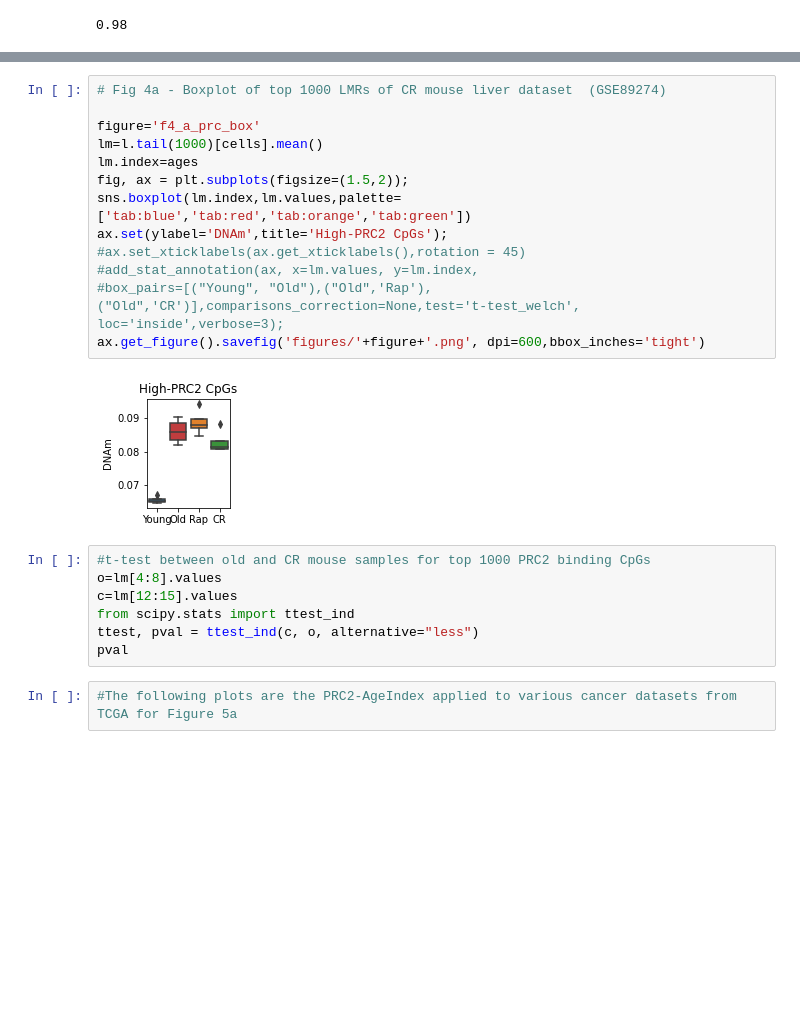
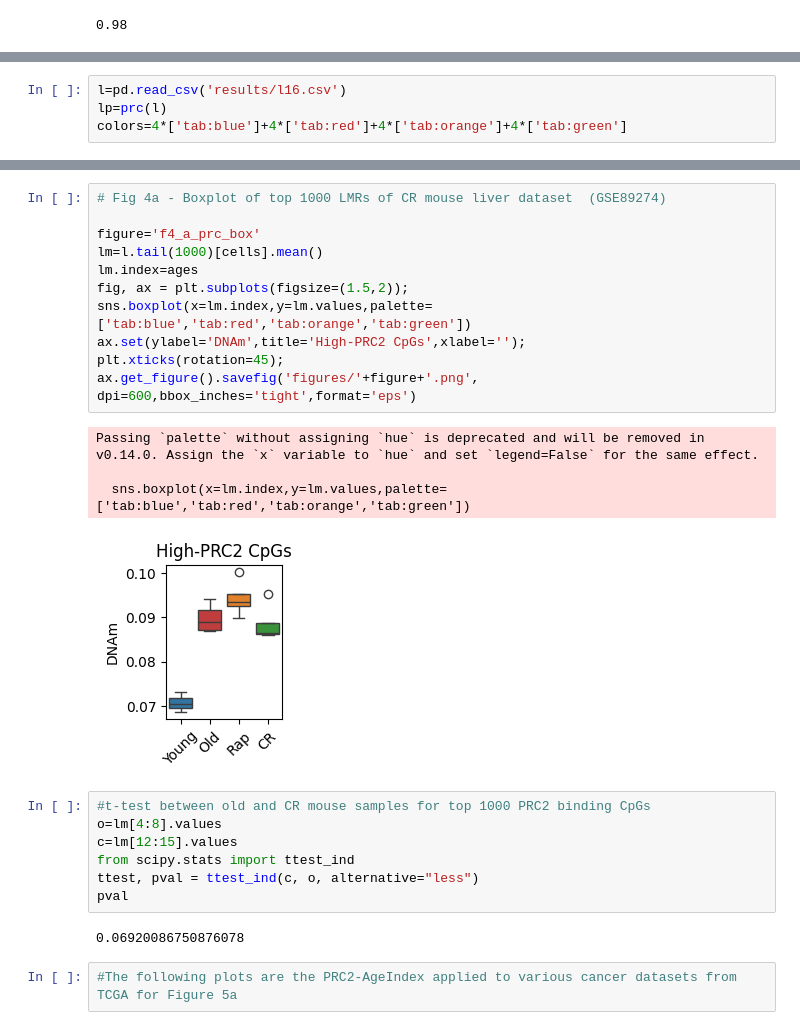
Before and after one commit to moqri/PRC2-AgeIndex, a Jupyter notebook: PRC2-AgeIndex_Manuscript_Figures/Figs1-2&4-6_WGBS_Figures_PRC2-AgeIndex.ipynb, the cells around one changed output, grey strips where cells are left out. Cells and saved outputs as stored; diff of their text form; blank space fills up the shorter version.

```diff
--- a/PRC2-AgeIndex_Manuscript_Figures/Figs1-2&4-6_WGBS_Figures_PRC2-AgeIndex.ipynb
+++ b/PRC2-AgeIndex_Manuscript_Figures/Figs1-2&4-6_WGBS_Figures_PRC2-AgeIndex.ipynb
@@ -268,2 +280,6 @@ SRR4473855,SRR4473856,SRR4473857,SRR4473858,SRR4473859,SRR4473860,SRR4473861,SRR
+# %%
+l=pd.read_csv('results/l16.csv')
+lp=prc(l)
+colors=4*['tab:blue']+4*['tab:red']+4*['tab:orange']+4*['tab:green']
 # %%
 # Fig 4a - PRC2 AgeIndex plot of CR mouse liver dataset  (GSE89274)
@@ -288,18 +303,19 @@ pprc(lp,colors,figure='')
 # %%
 # Fig 4a - Boxplot of top 1000 LMRs of CR mouse liver dataset  (GSE89274)
 
 figure='f4_a_prc_box'
 lm=l.tail(1000)[cells].mean()
 lm.index=ages
 fig, ax = plt.subplots(figsize=(1.5,2));
-sns.boxplot(lm.index,lm.values,palette=['tab:blue','tab:red','tab:orange','tab:green'])
-ax.set(ylabel='DNAm',title='High-PRC2 CpGs');
-#ax.set_xticklabels(ax.get_xticklabels(),rotation = 45)
-#add_stat_annotation(ax, x=lm.values, y=lm.index,
-#box_pairs=[("Young", "Old"),("Old",'Rap'),("Old",'CR')],comparisons_correction=None,test='t-test_welch', loc='inside',verbose=3);
-ax.get_figure().savefig('figures/'+figure+'.png', dpi=600,bbox_inches='tight')
+sns.boxplot(x=lm.index,y=lm.values,palette=['tab:blue','tab:red','tab:orange','tab:green'])
+ax.set(ylabel='DNAm',title='High-PRC2 CpGs',xlabel='');
+plt.xticks(rotation=45);
+ax.get_figure().savefig('figures/'+figure+'.png', dpi=600,bbox_inches='tight',format='eps')
 # %% [output]
+Passing `palette` without assigning `hue` is deprecated and will be removed in v0.14.0. Assign the `x` variable to `hue` and set `legend=False` for the same effect.
+
+  sns.boxplot(x=lm.index,y=lm.values,palette=['tab:blue','tab:red','tab:orange','tab:green'])
-[figure, old version]
+[figure, new version]
 # %%
 #t-test between old and CR mouse samples for top 1000 PRC2 binding CpGs
 o=lm[4:8].values
@@ -307,6 +323,8 @@ c=lm[12:15].values
 from scipy.stats import ttest_ind
 ttest, pval = ttest_ind(c, o, alternative="less")
 pval
+# %% [output]
+0.06920086750876078
 # %%
 #The following plots are the PRC2-AgeIndex applied to various cancer datasets from TCGA for Figure 5a
 # %%
```
Also changed, not shown: parts of 12 cells of this notebook, 24 other files.
